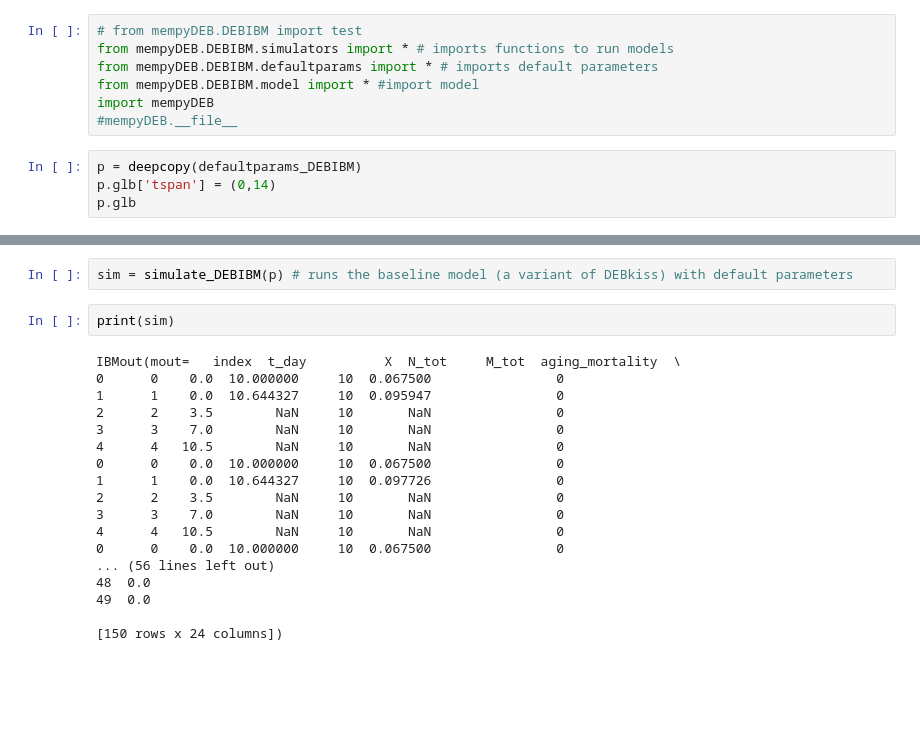
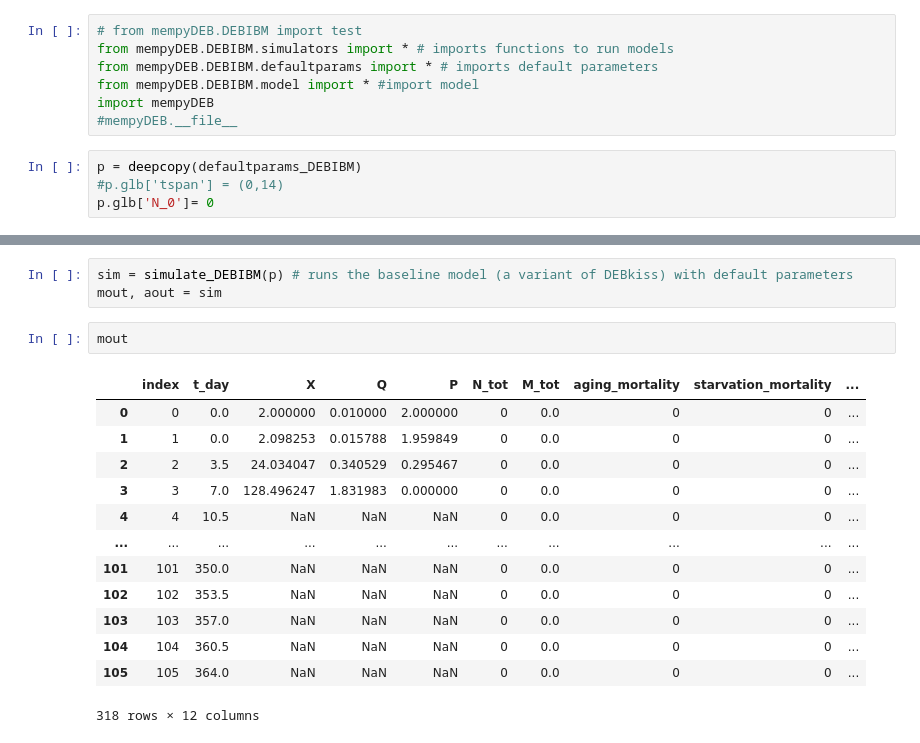
Before and after one commit to Valentin-Schwarz/mempyDEB, a Jupyter notebook: mempyDEB/DEBIBM/algea_model.ipynb, the cells around one changed output, grey strips where cells are left out. Cells and saved outputs as stored; diff of their text form; blank space fills up the shorter version.

```diff
--- a/mempyDEB/DEBIBM/algea_model.ipynb
+++ b/mempyDEB/DEBIBM/algea_model.ipynb
@@ -16,5 +16,5 @@ import mempyDEB
 #mempyDEB.__file__
 # %%
 p = deepcopy(defaultparams_DEBIBM)
-p.glb['tspan'] = (0,14)
-p.glb
+#p.glb['tspan'] = (0,14)
+p.glb['N_0']= 0
@@ -39,22 +21,19 @@ p.glb
 # %%
 sim = simulate_DEBIBM(p) # runs the baseline model (a variant of DEBkiss) with default parameters
+mout, aout = sim
-# %%
-print(sim)
-# %% [output]
-IBMout(mout=   index  t_day          X  N_tot     M_tot  aging_mortality  \
-0      0    0.0  10.000000     10  0.067500                0
-1      1    0.0  10.644327     10  0.095947                0
-2      2    3.5        NaN     10       NaN                0
-3      3    7.0        NaN     10       NaN                0
-4      4   10.5        NaN     10       NaN                0
-0      0    0.0  10.000000     10  0.067500                0
-1      1    0.0  10.644327     10  0.097726                0
-2      2    3.5        NaN     10       NaN                0
-3      3    7.0        NaN     10       NaN                0
-4      4   10.5        NaN     10       NaN                0
-0      0    0.0  10.000000     10  0.067500                0
-... (56 lines left out)
-48  0.0
-49  0.0
-
-[150 rows x 24 columns])
+# %%
+mout
+# %% [output]
+|  | index | t_day | X | Q | P | N_tot | M_tot | aging_mortality | starvation_mortality | ... |
+| 0 | 0 | 0.0 | 2.000000 | 0.010000 | 2.000000 | 0 | 0.0 | 0 | 0 | ... |
+| 1 | 1 | 0.0 | 2.098253 | 0.015788 | 1.959849 | 0 | 0.0 | 0 | 0 | ... |
+| 2 | 2 | 3.5 | 24.034047 | 0.340529 | 0.295467 | 0 | 0.0 | 0 | 0 | ... |
+| 3 | 3 | 7.0 | 128.496247 | 1.831983 | 0.000000 | 0 | 0.0 | 0 | 0 | ... |
+| 4 | 4 | 10.5 | NaN | NaN | NaN | 0 | 0.0 | 0 | 0 | ... |
+| ... | ... | ... | ... | ... | ... | ... | ... | ... | ... | ... |
+| 101 | 101 | 350.0 | NaN | NaN | NaN | 0 | 0.0 | 0 | 0 | ... |
+| 102 | 102 | 353.5 | NaN | NaN | NaN | 0 | 0.0 | 0 | 0 | ... |
+| 103 | 103 | 357.0 | NaN | NaN | NaN | 0 | 0.0 | 0 | 0 | ... |
+| 104 | 104 | 360.5 | NaN | NaN | NaN | 0 | 0.0 | 0 | 0 | ... |
+| 105 | 105 | 364.0 | NaN | NaN | NaN | 0 | 0.0 | 0 | 0 | ... |
+318 rows × 12 columns
```
Also changed, not shown: parts of 2 cells of this notebook, 3 other files.
